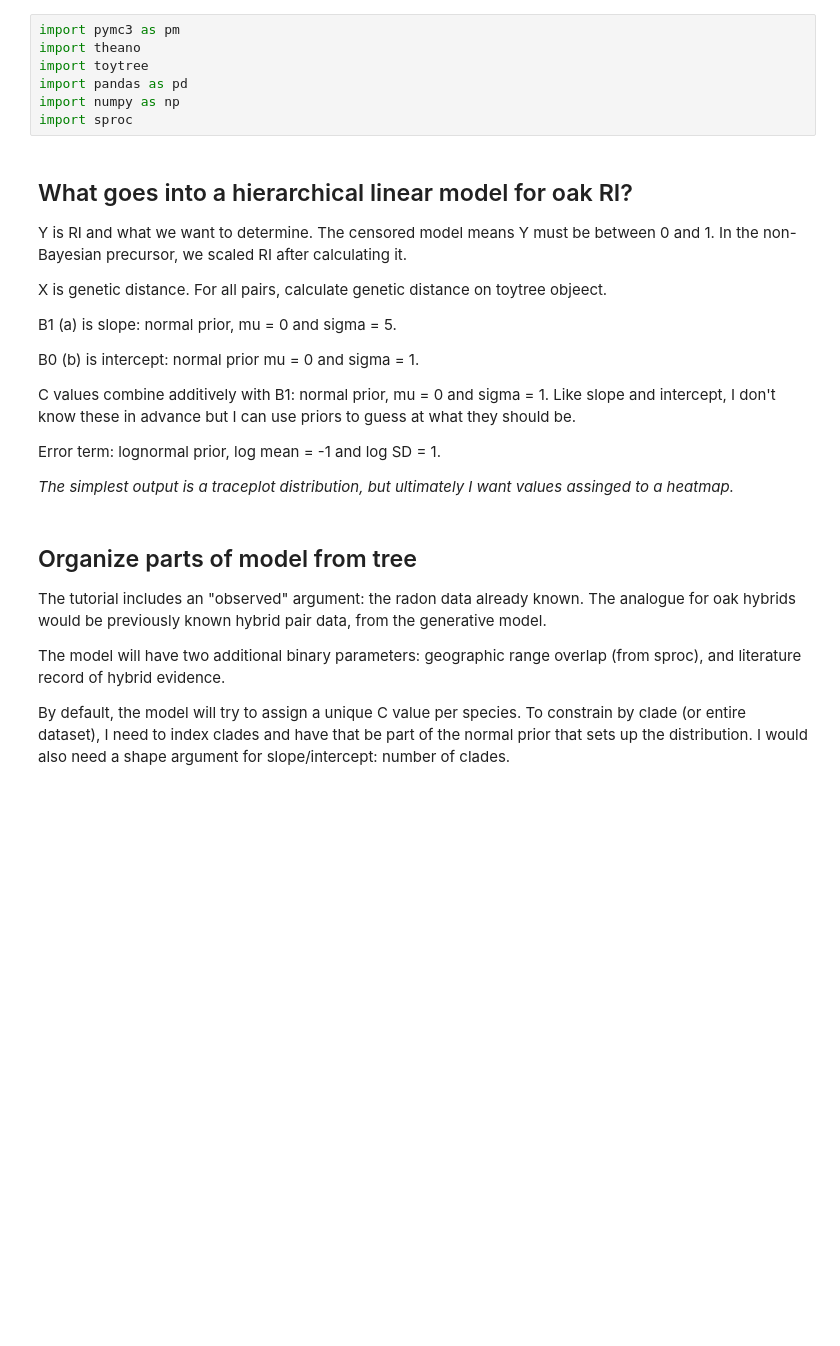
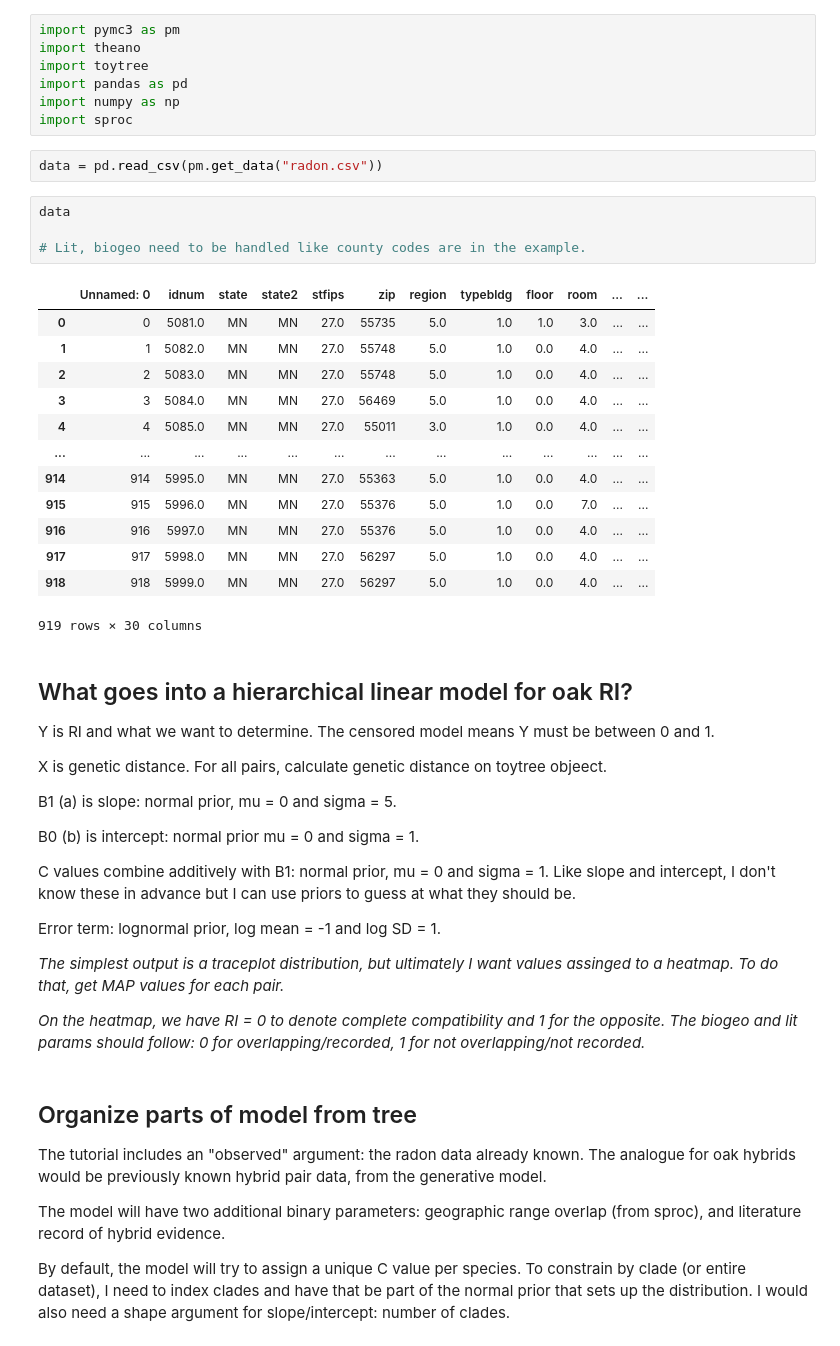
Before and after one commit to eaton-lab/oaks-thesis, a Jupyter notebook: notebooks/pymc3-model.ipynb, the cells around one changed output. Cells and saved outputs as stored; diff of their text form; blank space fills up the shorter version.

Commit message:
Model update.

```diff
--- a/notebooks/pymc3-model.ipynb
+++ b/notebooks/pymc3-model.ipynb
@@ -5,10 +5,30 @@ import toytree
 import pandas as pd
 import numpy as np
 import sproc
+# %%
+data = pd.read_csv(pm.get_data("radon.csv"))
+# %%
+data
+
+# Lit, biogeo need to be handled like county codes are in the example.
+# %% [output]
+|  | Unnamed: 0 | idnum | state | state2 | stfips | zip | region | typebldg | floor | room | ... | ... |
+| 0 | 0 | 5081.0 | MN | MN | 27.0 | 55735 | 5.0 | 1.0 | 1.0 | 3.0 | ... | ... |
+| 1 | 1 | 5082.0 | MN | MN | 27.0 | 55748 | 5.0 | 1.0 | 0.0 | 4.0 | ... | ... |
+| 2 | 2 | 5083.0 | MN | MN | 27.0 | 55748 | 5.0 | 1.0 | 0.0 | 4.0 | ... | ... |
+| 3 | 3 | 5084.0 | MN | MN | 27.0 | 56469 | 5.0 | 1.0 | 0.0 | 4.0 | ... | ... |
+| 4 | 4 | 5085.0 | MN | MN | 27.0 | 55011 | 3.0 | 1.0 | 0.0 | 4.0 | ... | ... |
+| ... | ... | ... | ... | ... | ... | ... | ... | ... | ... | ... | ... | ... |
+| 914 | 914 | 5995.0 | MN | MN | 27.0 | 55363 | 5.0 | 1.0 | 0.0 | 4.0 | ... | ... |
+| 915 | 915 | 5996.0 | MN | MN | 27.0 | 55376 | 5.0 | 1.0 | 0.0 | 7.0 | ... | ... |
+| 916 | 916 | 5997.0 | MN | MN | 27.0 | 55376 | 5.0 | 1.0 | 0.0 | 4.0 | ... | ... |
+| 917 | 917 | 5998.0 | MN | MN | 27.0 | 56297 | 5.0 | 1.0 | 0.0 | 4.0 | ... | ... |
+| 918 | 918 | 5999.0 | MN | MN | 27.0 | 56297 | 5.0 | 1.0 | 0.0 | 4.0 | ... | ... |
+919 rows × 30 columns
 # %% [markdown]
 ## What goes into a hierarchical linear model for oak RI?
 
-Y is RI and what we want to determine.  The censored model means Y must be between 0 and 1.  In the non-Bayesian precursor, we scaled RI after calculating it.
+Y is RI and what we want to determine.  The censored model means Y must be between 0 and 1.
 
 X is genetic distance.  For all pairs, calculate genetic distance on toytree objeect.
 
@@ -20,7 +40,9 @@ C values combine additively with B1: normal prior, mu = 0 and sigma = 1.  Like s
 
 Error term: lognormal prior, log mean = -1 and log SD = 1.
 
-*The simplest output is a traceplot distribution, but ultimately I want values assinged to a heatmap.*
+*The simplest output is a traceplot distribution, but ultimately I want values assinged to a heatmap.  To do that, get MAP values for each pair.*
+
+*On the heatmap, we have RI = 0 to denote complete compatibility and 1 for the opposite.  The biogeo and lit params should follow: 0 for overlapping/recorded, 1 for not overlapping/not recorded.*
 # %% [markdown]
 ## Organize parts of model from tree
 
```
Also changed, not shown: parts of 23 cells of this notebook.
